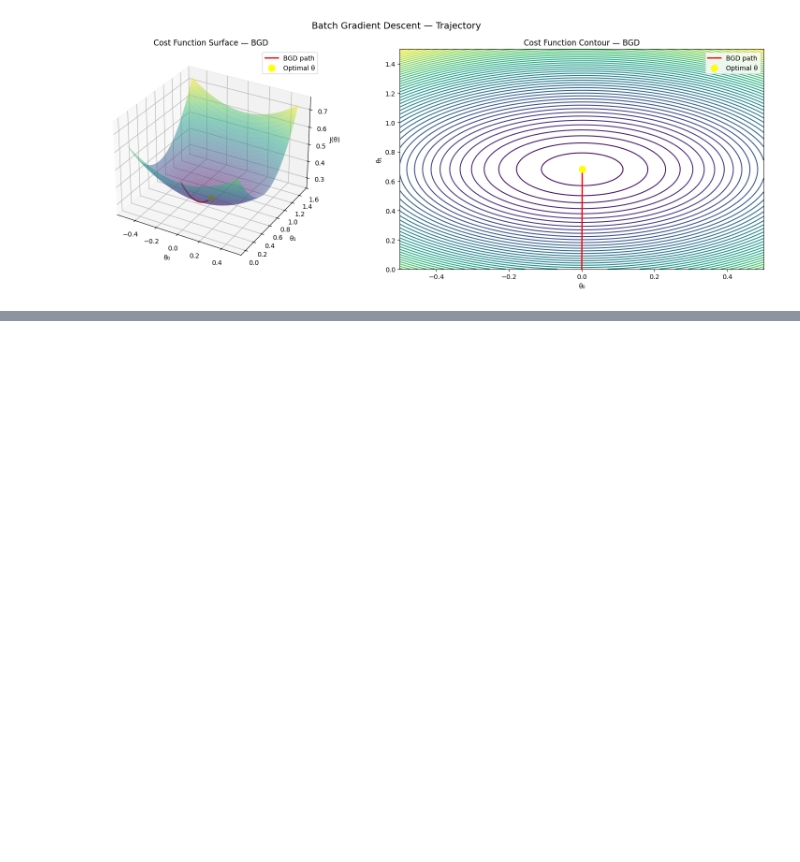
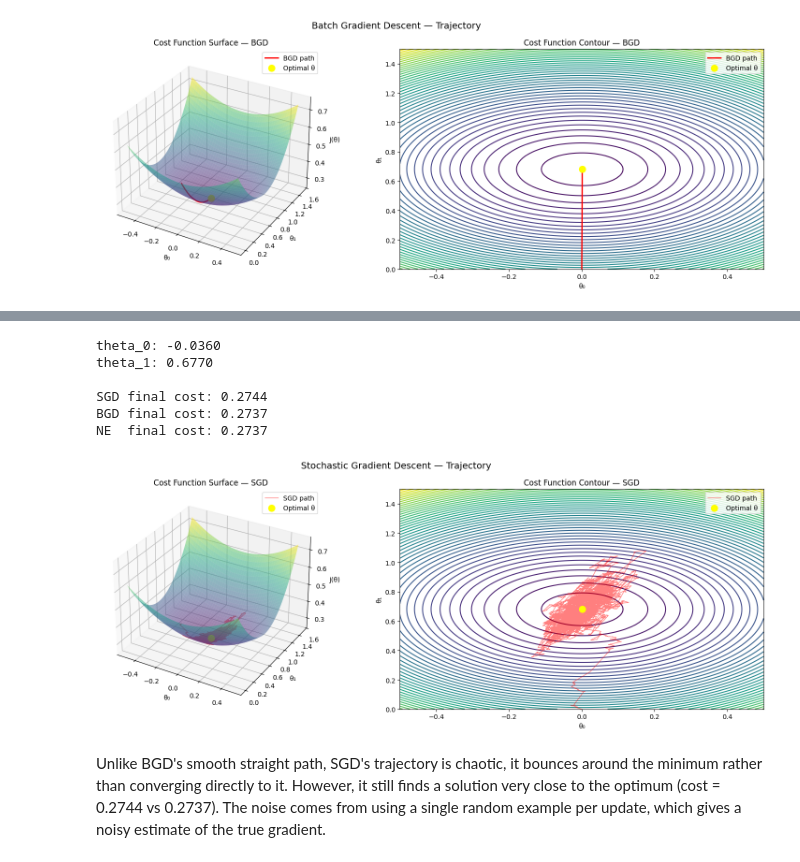
Before and after one commit to FacundoBerthet/CS299-stanford-2018-autumn, a Jupyter notebook: models/01_linear_regression.ipynb, the cells around one changed output, grey strips where cells are left out. Cells and saved outputs as stored; diff of their text form; code cells hidden in the pictures; blank space fills up the shorter version.

```diff
--- a/models/01_linear_regression.ipynb
+++ b/models/01_linear_regression.ipynb
@@ -402,0 +502,65 @@ plt.show()
+# %%
+# Final SGD run with best hyperparameters
+np.random.seed(42)
+alpha = 0.01
+n_iterations = 10000
+
+theta_sgd, cost_history_sgd, theta_history_sgd = stochastic_gradient_descent(
+    X_train, y_train, alpha, n_iterations
+)
+
+theta_history_sgd = np.array(theta_history_sgd)
+
+print(f"theta_0: {theta_sgd[0]:.4f}")
+print(f"theta_1: {theta_sgd[1]:.4f}")
+print(f"\nSGD final cost: {cost_history_sgd[-1]:,.4f}")
+print(f"BGD final cost: {cost_history_bgd[-1]:,.4f}")
+print(f"NE  final cost: {cost_function(X_train, y_train, theta_ne):,.4f}")
+# %% [output]
+theta_0: -0.0360
+theta_1: 0.6770
+
+SGD final cost: 0.2744
+BGD final cost: 0.2737
+NE  final cost: 0.2737
+# %%
+fig = plt.figure(figsize=(16, 6))
+
+# 3D Surface + SGD trajectory
+ax1 = fig.add_subplot(121, projection="3d")
+ax1.plot_surface(T0, T1, J_grid, cmap="viridis", alpha=0.5)
+ax1.plot(theta_history_sgd[:, 0],
+         theta_history_sgd[:, 1],
+         [cost_function(X_train, y_train, t) for t in theta_history_sgd],
+         color="red", linewidth=1, alpha=0.5, label="SGD path")
+ax1.scatter(theta_ne[0], theta_ne[1],
+            cost_function(X_train, y_train, theta_ne),
+            color="yellow", s=100, zorder=5, label="Optimal θ")
+ax1.set_xlabel("θ₀")
+ax1.set_ylabel("θ₁")
+ax1.set_zlabel("J(θ)")
+ax1.set_title("Cost Function Surface — SGD")
+ax1.legend()
+
+# Contour + SGD trajectory
+ax2 = fig.add_subplot(122)
+ax2.contour(T0, T1, J_grid, levels=50, cmap="viridis")
+ax2.plot(theta_history_sgd[:, 0],
+         theta_history_sgd[:, 1],
+         color="red", linewidth=1, alpha=0.5, label="SGD path")
+ax2.scatter(theta_ne[0], theta_ne[1],
+            color="yellow", s=100, zorder=5, label="Optimal θ")
+ax2.set_xlabel("θ₀")
+ax2.set_ylabel("θ₁")
+ax2.set_title("Cost Function Contour — SGD")
+ax2.legend()
+
+plt.suptitle("Stochastic Gradient Descent — Trajectory", fontsize=14)
+plt.tight_layout()
+plt.show()
+# %% [output]
+[figure, added]
+# %% [markdown]
+Unlike BGD's smooth straight path, SGD's trajectory is chaotic, it bounces around the minimum rather than converging directly to it.
+However, it still finds a solution very close to the optimum (cost = 0.2744 vs 0.2737). The noise comes from using a single
+random example per update, which gives a noisy estimate of the true gradient.
```
Also changed, not shown: parts of 8 cells of this notebook.
